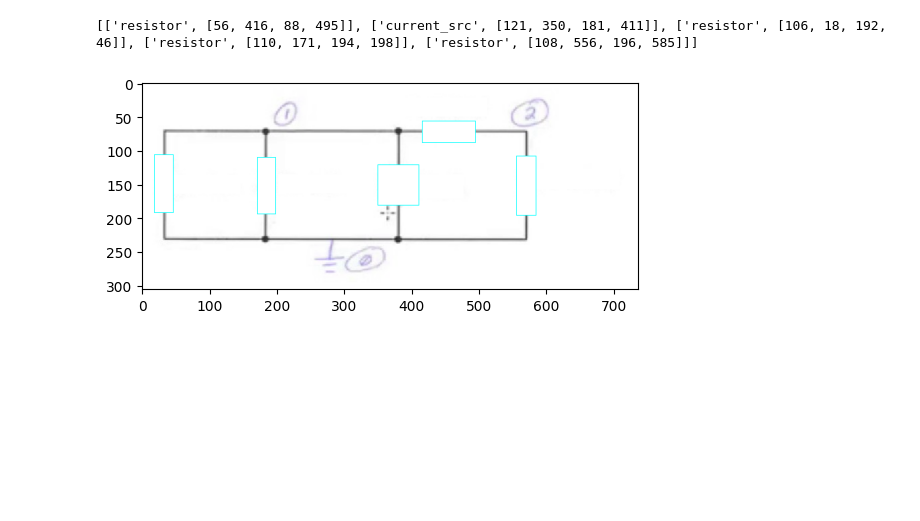
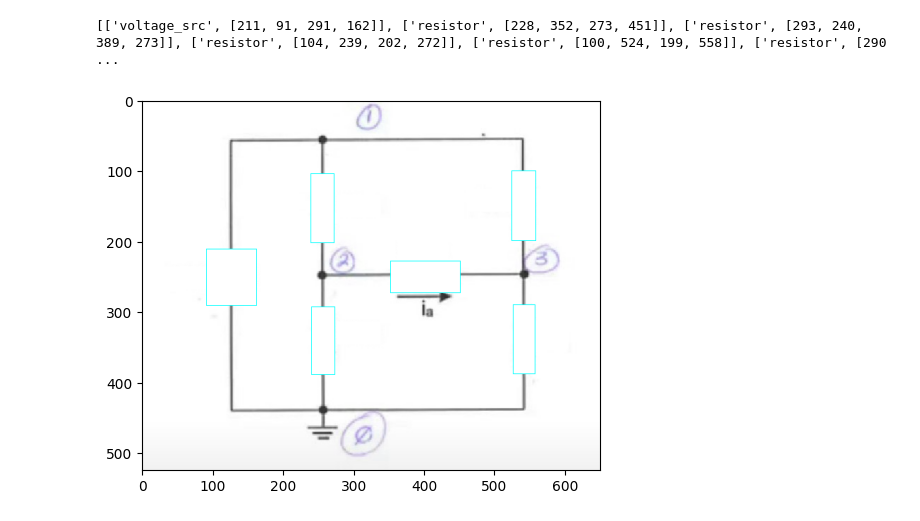
Before and after one commit to Wfdo97/Image2Netlist, a Jupyter notebook: Full Pipeline.ipynb, the cells around one changed output. Cells and saved outputs as stored; diff of their text form; code cells hidden in the pictures; blank space fills up the shorter version.

```diff
--- a/Full Pipeline.ipynb
+++ b/Full Pipeline.ipynb
@@ -43,2 +54,2 @@ for path in paths.values():
 # %%
-IMAGE_PATH = os.path.join(paths['IMAGE_PATH'], 'test', 'cir_2.jpg')
+IMAGE_PATH = os.path.join(paths['IMAGE_PATH'], 'test', 'cir_1.jpg')
@@ -145,27 +137,27 @@ plt.show()
 # %%
-threshold = 0.2
+threshold = 0.80
 device_bounding_boxes = []
 
 img_height, img_width, _ = img.shape
 for index, content in enumerate(detections['detection_boxes']):
     if detections['detection_scores'][index] > threshold:
         y_min, x_min, y_max, x_max = content
         y_min, x_min, y_max, x_max = np.float32(y_min), np.float32(x_min), np.float32(y_max), np.float32(x_max)
         y_min, x_min, y_max, x_max = y_min.item(), x_min.item(), y_max.item(), x_max.item()
         top_left = (int(x_min * img_width), int(y_min * img_height))
         bottom_right = (int(x_max * img_width), int(y_max * img_height))
 
         # Search points
         bounding_boxes_limits = ([int(y_min * img_height), int(x_min * img_width), int(y_max * img_height), int(x_max * img_width)])
         class_index = detections['detection_classes'][index]+label_id_offset
         device_bounding_boxes.append([category_index.get(class_index)['name'], bounding_boxes_limits])
 
         # Drawing rectangles
         img = cv2.rectangle(img, top_left, bottom_right, (255, 255, 255), -1)
         img = cv2.rectangle(img, top_left, bottom_right, (0, 255, 255), 1)
 print(device_bounding_boxes)
 plt.imshow(img)
 plt.show()
 # %% [output]
-[['resistor', [56, 416, 88, 495]], ['current_src', [121, 350, 181, 411]], ['resistor', [106, 18, 192, 46]], ['resistor', [110, 171, 194, 198]], ['resistor', [108, 556, 196, 585]]]
+[['voltage_src', [211, 91, 291, 162]], ['resistor', [228, 352, 273, 451]], ['resistor', [293, 240, 389, 273]], ['resistor', [104, 239, 202, 272]], ['resistor', [100, 524, 199, 558]], ['resistor', [290 ...
-[figure, old version]
+[figure, new version]
```
Also changed, not shown: parts of 35 cells of this notebook.
